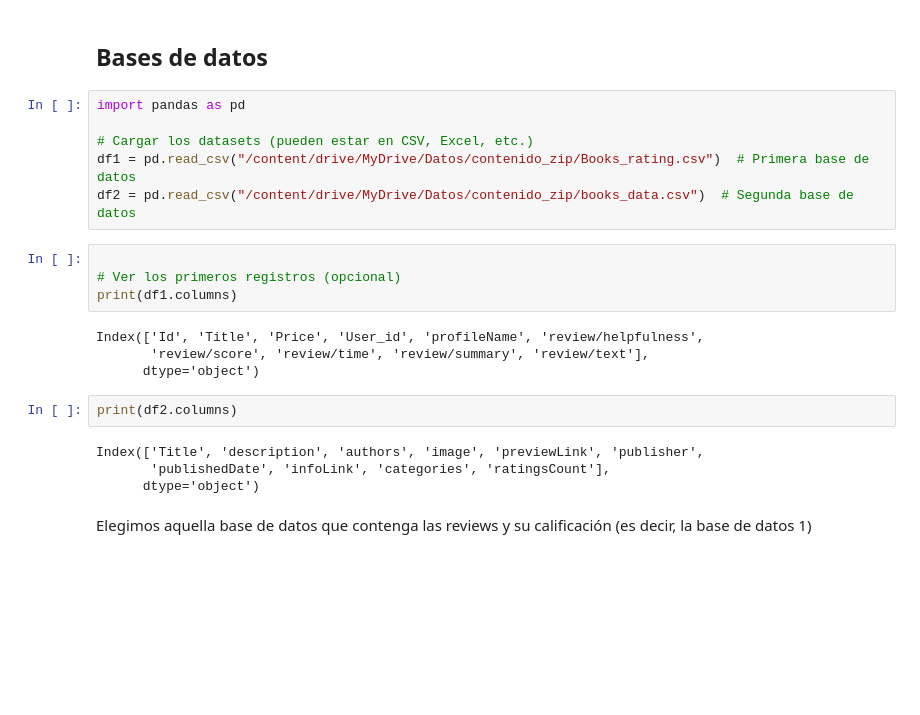
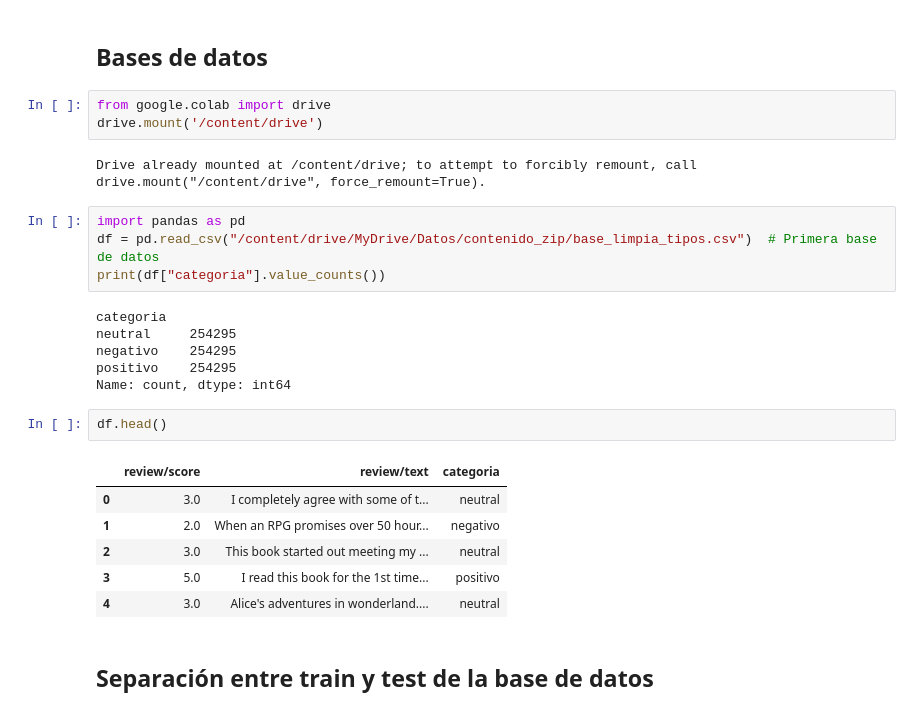
Before and after one commit to EUtrilla2002/ProyectoDatos, a Jupyter notebook: ProyectoDatos.ipynb, the cells around one changed output. Cells and saved outputs as stored; diff of their text form; blank space fills up the shorter version.

```diff
--- a/ProyectoDatos.ipynb
+++ b/ProyectoDatos.ipynb
@@ -22,24 +5,28 @@ Descompresión completa.
 # %% [markdown]
 ## Bases de datos
+# %%
+from google.colab import drive
+drive.mount('/content/drive')
+# %% [output]
+Drive already mounted at /content/drive; to attempt to forcibly remount, call drive.mount("/content/drive", force_remount=True).
 # %%
 import pandas as pd
-
-# Cargar los datasets (pueden estar en CSV, Excel, etc.)
-df1 = pd.read_csv("/content/drive/MyDrive/Datos/contenido_zip/Books_rating.csv")  # Primera base de datos
-df2 = pd.read_csv("/content/drive/MyDrive/Datos/contenido_zip/books_data.csv")  # Segunda base de datos
+df = pd.read_csv("/content/drive/MyDrive/Datos/contenido_zip/base_limpia_tipos.csv")  # Primera base de datos
+print(df["categoria"].value_counts())
+# %% [output]
+categoria
+neutral     254295
+negativo    254295
+positivo    254295
+Name: count, dtype: int64
-# %%
-
-# Ver los primeros registros (opcional)
-print(df1.columns)
-# %% [output]
-Index(['Id', 'Title', 'Price', 'User_id', 'profileName', 'review/helpfulness',
-       'review/score', 'review/time', 'review/summary', 'review/text'],
-      dtype='object')
-# %%
-print(df2.columns)
-# %% [output]
-Index(['Title', 'description', 'authors', 'image', 'previewLink', 'publisher',
-       'publishedDate', 'infoLink', 'categories', 'ratingsCount'],
-      dtype='object')
-# %% [markdown]
-Elegimos aquella base de datos que contenga las reviews y su calificación (es decir, la base de datos 1)
+# %%
+df.head()
+# %% [output]
+|  | review/score | review/text | categoria |
+| 0 | 3.0 | I completely agree with some of t... | neutral |
+| 1 | 2.0 | When an RPG promises over 50 hour... | negativo |
+| 2 | 3.0 | This book started out meeting my ... | neutral |
+| 3 | 5.0 | I read this book for the 1st time... | positivo |
+| 4 | 3.0 | Alice's adventures in wonderland.... | neutral |
+# %% [markdown]
+## Separación entre train y test de la base de datos
```
Also changed, not shown: parts of 26 cells of this notebook.
